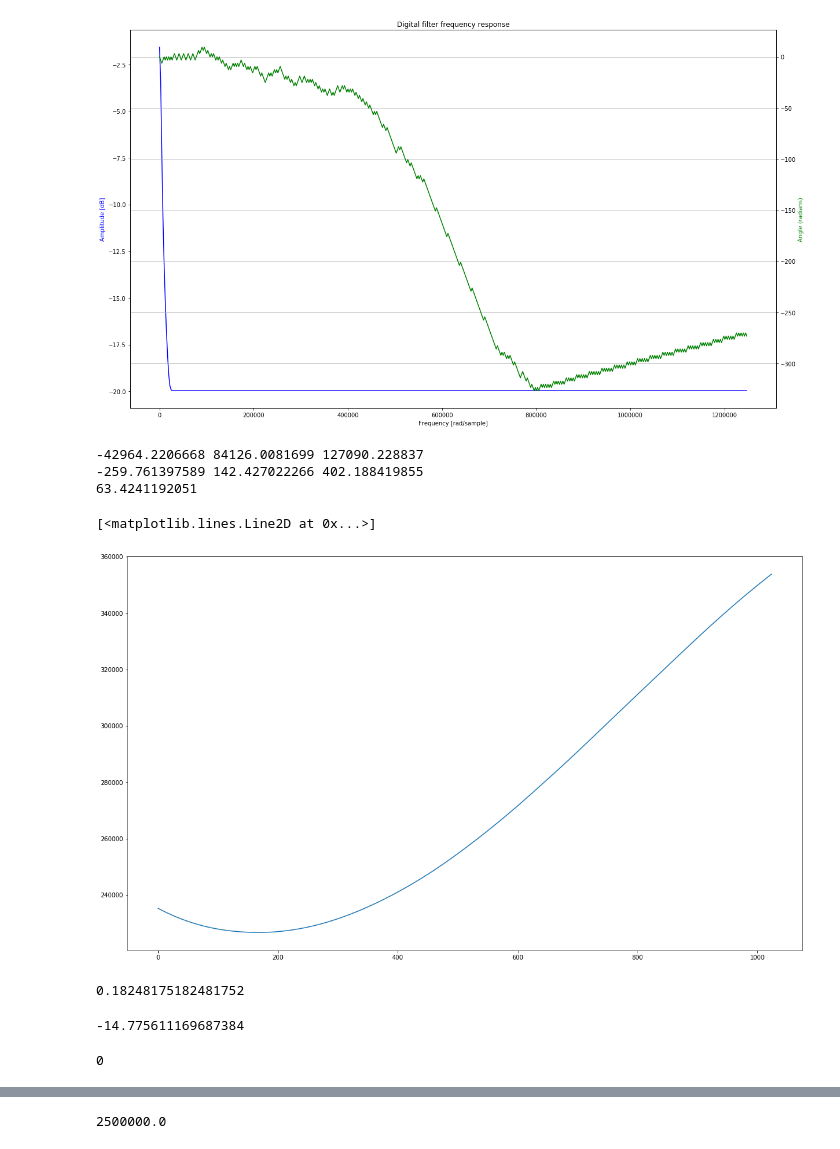
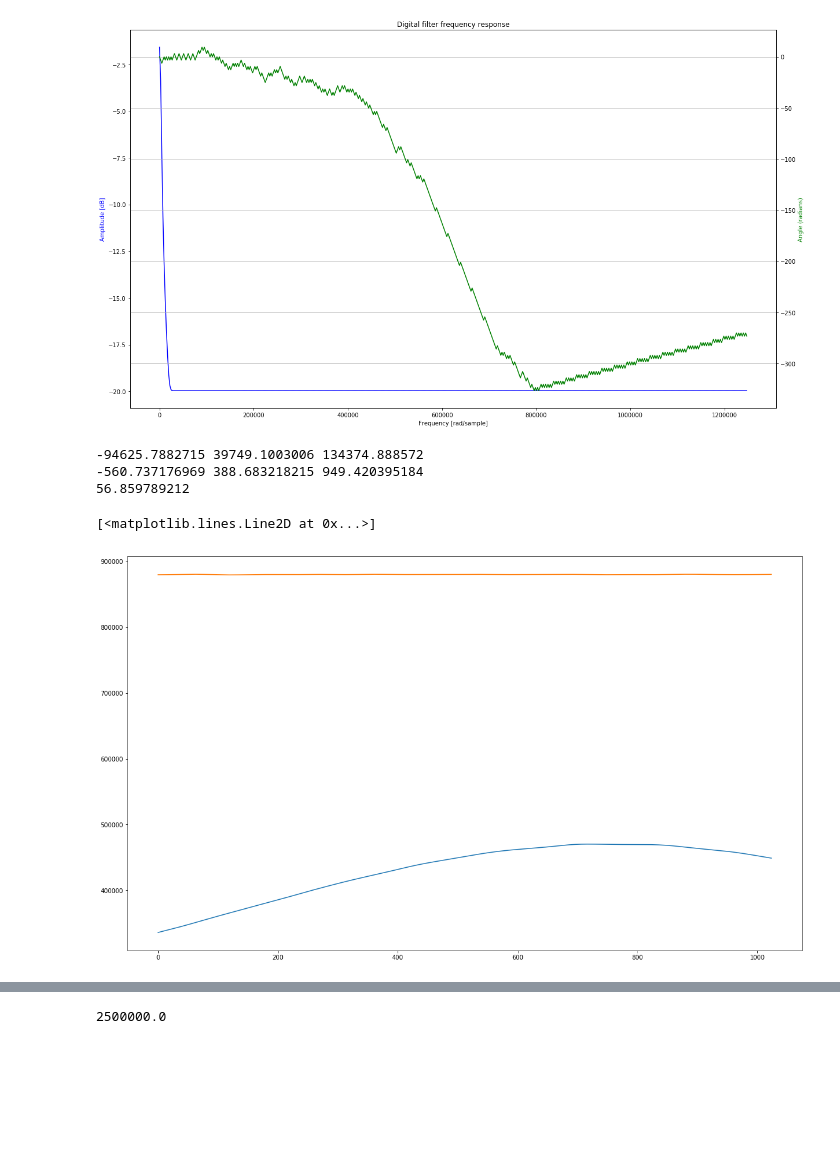
Before and after one commit to happycube/ld-decode, a Jupyter notebook: ld-decoder-dev11.ipynb, the cells around one changed output, grey strips where cells are left out. Cells and saved outputs as stored; diff of their text form; code cells hidden in the pictures; blank space fills up the shorter version.

Commit message:
not working 100% yet but it *is* trying to decode audio... :)

```diff
--- a/ld-decoder-dev11.ipynb
+++ b/ld-decoder-dev11.ipynb
@@ -184,7 +184,8 @@ SysParams_NTSC = {
     'analog_audio': True,
 
     'fsc_mhz': (315.0 / 88.0),
-    'line_period': 63.5, # in usecs
+    'line_period': 63.5, # in usecs,
+    'frame_lines': 525,
 
     # video frequencies
     'hz_ire': NTSC_hz_ire,
@@ -225,12 +226,13 @@ SysParams_PAL = {
 
     'fsc_mhz': 4.43361875,
     'line_period': 64, # in usecs
+    'frame_lines': 625,
 
     'audio_lfreq': 683593,
     'audio_rfreq': 1066400,
 
     # video frequencies
-    'videorf_sync': 6760000, # on LD this includes a very strong pilot signal
+    'videorf_sync': 6760000, # on PAL LD this includes a very strong pilot signal
 
     # The PAL spec does not use IRE but rather voltage.
     'videorf_0ire': 7100000, # the sync signal peaks about here at full saturation
@@ -1161,14 +1287,14 @@ def formatoutput(scaledframe, burstlevel):
 if True: # DD 3.0
     params['freq'] = 40.0
 
-    deemp_adj1 = .34
-    deemp_adj2 = .34
+    deemp_adj1 = .345
+    deemp_adj2 = .345
 
     params['deemp'] = (120*deemp_adj1, 320*deemp_adj2)
 
     params['vbpf'] = (3500000, 13500000)
     params['vbpf_order'] = 2
-    params['vlpf_freq'] = 4400000
+    params['vlpf_freq'] = 4200000
     params['vlpf_order'] = 5
 
     # use w/ac3 disks
@@ -1184,7 +1310,7 @@ firstloc = 1024 * 1024 * 0
 #infile = open('/mnt2/ld/st6-praxis.raw', 'rb')
 #infile = open('/home/cpage/avs50819.raw', 'rb')
 #infile = open('/home/cpage/ldcaps3/ve_tp.raw', 'rb')
-#infile = open('/mnt2/ld/giu8x.raw', 'rb')
+infile = open('/mnt2/ld/giu8x.raw', 'rb')
 
 #infile = open('/mnt2/ld/dd/he010_6x.raw', 'rb')
 firstloc = 1024 * 1024 * 5000 # 3908 - boat
@@ -1195,11 +1321,11 @@ firstloc = 1024 * 1024 * 9500 # tea time
 
 #infile = open('/mnt2/ld/dd/he010_6x-ch4.raw', 'rb')
 #firstloc = 1024 * 1024 * 35000
-infile = open('/mnt2/ld/ggv1001-s1.r30', 'rb')
-firstloc = 1024 * 1024 * 25000 # frame 39288
+#infile = open('/mnt2/ld/ggv1001-s1.r30', 'rb')
+#firstloc = 1024 * 1024 * 25000 # frame 39288
 #firstloc = 1024 * 1024 * 50000 # frame 39288
 firstloc = 1024 * 1024 * 68000 # frame 53430
-#firstloc = 1024 * 1024 * 6800 # frame 5347
+firstloc = 1024 * 1024 * 6800 # frame 5347
 
 #infile = open('/mnt2/ld/ve-test.r30', 'rb')
 #firstloc = 1024 * 1024 * 14000 #40315 - girl against grafitti
@@ -1212,7 +1338,10 @@ firstloc = 1024 * 1024 * 68000 # frame 53430
 #infile = open('/home/cpage/ldcaps3/avs4x_monitor.raw', 'rb')
 #firstloc = 1024 * 1024 * 5000
 
-sampletype = 3
+#infile = open('/mnt3/imagedisc.r30', 'rb')
+#firstloc = 1024 * 1024 * 68000
+
+sampletype = 2
 # %%
 outfsc = 4
 outwidth = int(outfsc * 227.5)
@@ -1288,9 +1666,9 @@ def audio_fdslice(SP, freqdomain):
 
 arf_div = 32 # this is good for 40mhz - 16 should be fine for 28
 afft_halfwidth = (blocklen / arf_div) / 2
-arf_freq = SP['freq_hz'] / (arf_div / 2)
 
 SP = filterset.copy()
+arf_freq = SP['freq_hz'] / (arf_div / 2)
 
 SP['audio_cfreq'] = (filterset['audio_rfreq'] + filterset['audio_lfreq']) // 2
 afft_center = int((SP['audio_cfreq'] / filterset['freq_hz']) * (blocklen))
@@ -1309,16 +1687,18 @@ print(SP['audio_fdslice_lo'], SP['audio_fdslice_hi'])
 
 audio_lfreq = SP['audio_lfreq']
 audio_rfreq = SP['audio_rfreq']
-apass = 150000
+apass = 115000
 freq_hz_half = SP['freq_hz'] // 2
 
 #afilt_len = 480 # mininum acceptable 75khz lowpass
 afilt_len = 800 # good for 150khz apass
 #afilt_len = 640 # good for 125khz apass
+afilt_len = 512 # good for 110-120khz apass
+#afilt_len = 448 # good for 110-120khz apass
 
-afilt_left = filtfft([sps.firwin(afilt_len, [(audio_lfreq-apass)/freq_hz_half, (audio_lfreq+apass)/freq_hz_half], pass_zero=False), 1.0])
+afilt_left = filtfft([sps.firwin(afilt_len+1, [(audio_lfreq-apass)/freq_hz_half, (audio_lfreq+apass)/freq_hz_half], pass_zero=False), 1.0])
 SP['audio_lfilt'] = audio_fdslice(SP, afilt_left * SP['Fhilbert'])
-afilt_right = filtfft([sps.firwin(afilt_len, [(audio_rfreq-apass)/freq_hz_half, (audio_rfreq+apass)/freq_hz_half], pass_zero=False), 1.0])
+afilt_right = filtfft([sps.firwin(afilt_len+1, [(audio_rfreq-apass)/freq_hz_half, (audio_rfreq+apass)/freq_hz_half], pass_zero=False), 1.0])
 SP['audio_rfilt'] = audio_fdslice(SP, afilt_right * SP['Fhilbert'])
 
 plt.plot(dbify(audio_fdslice(SP, afilt_left)))
@@ -1359,39 +1761,34 @@ doplot(Bfmdeemp, [1.0], freq=arf_freq)
 <-10db crossing at  7324.21875
 [figure]
 # %%
-alpf = filtfft([sps.firwin(512, [24000/(arf_freq/2)]), [1.0]], len(demod_fft))
+demod_fft = np.fft.fft(audio_left)
+
+alpf = filtfft([sps.firwin(256, [20000/(arf_freq/2)]), [1.0]], len(demod_fft))
 adeemp = filtfft([Bfmdeemp, [1.0]], len(demod_fft))
 
 cut = 1024
 
 demod_fft = np.fft.fft(audio_left)
-decode_left = np.abs(np.fft.ifft(demod_fft * alpf * adeemp))[cut:]
+decode_left = np.abs(np.fft.ifft(demod_fft * alpf ))[cut:]
 
 demod_fft = np.fft.fft(audio_right)
-decode_right = np.abs(np.fft.ifft(demod_fft * alpf * adeemp))[cut:]
+decode_right = np.abs(np.fft.ifft(demod_fft * alpf ))[cut:]
 
 m = np.mean(decode_left)
 print(np.min(decode_left) - m, np.max(decode_left) - m, np.max(decode_left) - np.min(decode_left))
 
 m = np.mean(decode_right)
 print(np.min(decode_right) - m, np.max(decode_right) - m, np.max(decode_right) - np.min(decode_right))
 #print(20*np.log10(200000 / np.std(decode_right)))
 print(20*np.log10((np.max(decode_left) - np.min(decode_left)) / np.std(decode_right)))
 #plt.plot(decode_left[256:]+100000)
 #plt.plot(decode_right[256:])
 
 plt.plot(decode_left[:])
+plt.plot(decode_right[:])
 # %% [output]
--42964.2206668 84126.0081699 127090.228837
--259.761397589 142.427022266 402.188419855
-63.4241192051
+-94625.7882715 39749.1003006 134374.888572
+-560.737176969 388.683218215 949.420395184
+56.859789212
 [<matplotlib.lines.Line2D at 0x...>]
-[figure, old version]
+[figure, new version]
-# %%
-25000/137000
-# %% [output]
-0.18248175182481752
-# %%
-20*np.log10(25000/137000)
-# %% [output]
--14.775611169687384
@@ -1400,4 +1794,0 @@ fright = np.fft.fft(decode_right[256:])[1:]
-# %%
-np.argmax(fright[0:512])
-# %% [output]
-0
```
Also changed, not shown: parts of 50 cells of this notebook.
